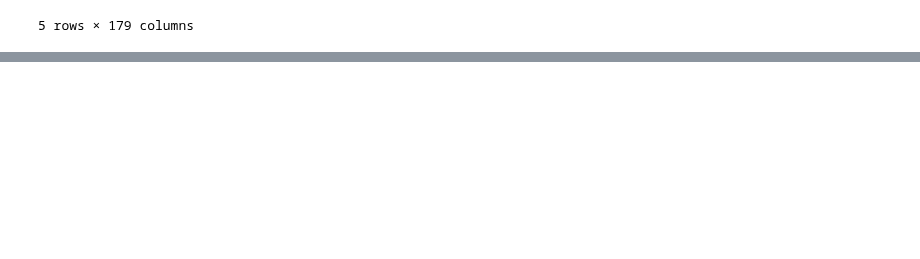
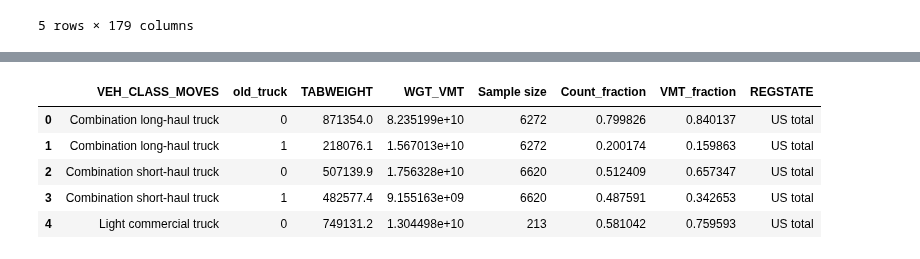
Before and after one commit to LBNL-UCB-STI/SynthFirm, a Jupyter notebook: input_generation/fleet_generation/VIUS_stats_for_synthfirm.ipynb, the cells around one changed output, grey strips where cells are left out. Saved outputs shown, nothing was run; the diff lists cells and outputs as text; code cells hidden in the pictures; blank space fills up the shorter version.

```diff
--- a/input_generation/fleet_generation/VIUS_stats_for_synthfirm.ipynb
+++ b/input_generation/fleet_generation/VIUS_stats_for_synthfirm.ipynb
@@ -167,0 +200,32 @@ array(['HDT tractor', 'MDT vocational', 'HDT vocational',
+# %%
+# national total
+agg_var_us = ['VEH_CLASS_MOVES', 'old_truck']
+old_truck_fraction_us = \
+vius_fleet_diesel.groupby(agg_var_us)[['TABWEIGHT', 'WGT_VMT']].sum()
+old_truck_fraction_us = old_truck_fraction_us.reset_index()
+
+old_truck_size_us = \
+vius_fleet_diesel.groupby('VEH_CLASS_MOVES')[['TABWEIGHT']].count()
+old_truck_size_us = old_truck_size_us.reset_index()
+old_truck_size_us.rename(columns = {'TABWEIGHT': 'Sample size'}, inplace = True)
+
+old_truck_fraction_us = pd.merge(old_truck_fraction_us,
+                              old_truck_size_us,
+                              on = 'VEH_CLASS_MOVES', how = 'left')
+
+old_truck_fraction_us.loc[:, 'Count_fraction'] = \
+old_truck_fraction_us.loc[:, 'TABWEIGHT'] / \
+old_truck_fraction_us.groupby(['VEH_CLASS_MOVES'])['TABWEIGHT'].transform('sum')
+
+old_truck_fraction_us.loc[:, 'VMT_fraction'] = \
+old_truck_fraction_us.loc[:, 'WGT_VMT'] / \
+old_truck_fraction_us.groupby(['VEH_CLASS_MOVES'])['WGT_VMT'].transform('sum')
+old_truck_fraction_us.loc[:, 'REGSTATE'] = 'US total'
+old_truck_fraction_us.head(5)
+# %% [output]
+|  | VEH_CLASS_MOVES | old_truck | TABWEIGHT | WGT_VMT | Sample size | Count_fraction | VMT_fraction | REGSTATE |
+| 0 | Combination long-haul truck | 0 | 871354.0 | 8.235199e+10 | 6272 | 0.799826 | 0.840137 | US total |
+| 1 | Combination long-haul truck | 1 | 218076.1 | 1.567013e+10 | 6272 | 0.200174 | 0.159863 | US total |
+| 2 | Combination short-haul truck | 0 | 507139.9 | 1.756328e+10 | 6620 | 0.512409 | 0.657347 | US total |
+| 3 | Combination short-haul truck | 1 | 482577.4 | 9.155163e+09 | 6620 | 0.487591 | 0.342653 | US total |
+| 4 | Light commercial truck | 0 | 749131.2 | 1.304498e+10 | 213 | 0.581042 | 0.759593 | US total |
```
Also changed, not shown: parts of 3 cells of this notebook, 3 other files.
